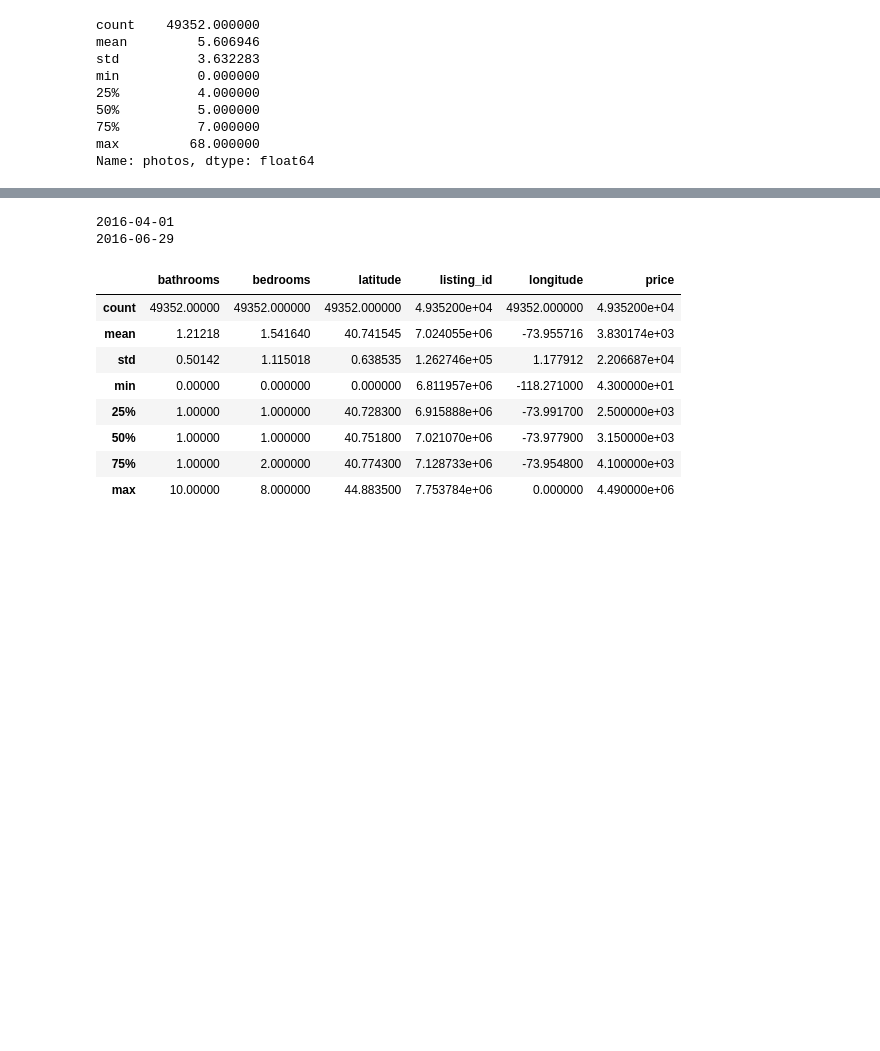
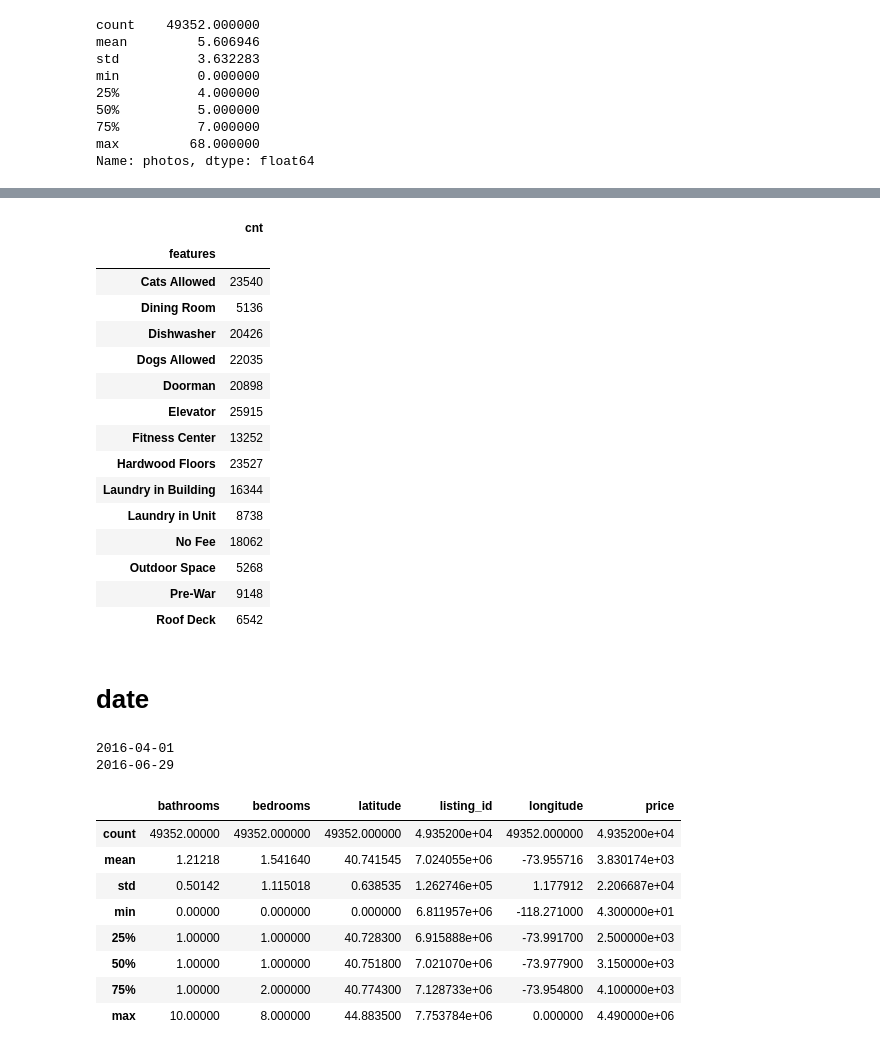
Before and after one commit to wenty2015/rental_listing, a Jupyter notebook: data_processing.ipynb, the cells around one changed output, grey strips where cells are left out. Saved outputs shown, nothing was run; the diff lists cells and outputs as text; code cells hidden in the pictures; blank space fills up the shorter version.

```diff
--- a/data_processing.ipynb
+++ b/data_processing.ipynb
@@ -64,3 +93,25 @@ Name: photos, dtype: float64
+# %%
+cnt = pd.DataFrame(features.groupby('features').count())
+cnt[cnt.cnt>train_data.shape[0]*0.1]
+# %% [output]
+|  | cnt |
+| features |  |
+| Cats Allowed | 23540 |
+| Dining Room | 5136 |
+| Dishwasher | 20426 |
+| Dogs Allowed | 22035 |
+| Doorman | 20898 |
+| Elevator | 25915 |
+| Fitness Center | 13252 |
+| Hardwood Floors | 23527 |
+| Laundry in Building | 16344 |
+| Laundry in Unit | 8738 |
+| No Fee | 18062 |
+| Outdoor Space | 5268 |
+| Pre-War | 9148 |
+| Roof Deck | 6542 |
+# %% [markdown]
+# date
 # %%
 print min(train_data['created'].apply(lambda d: d[:10]))
 print max(train_data['created'].apply(lambda d: d[:10]))
```
Also changed, not shown: parts of 14 cells of this notebook.
